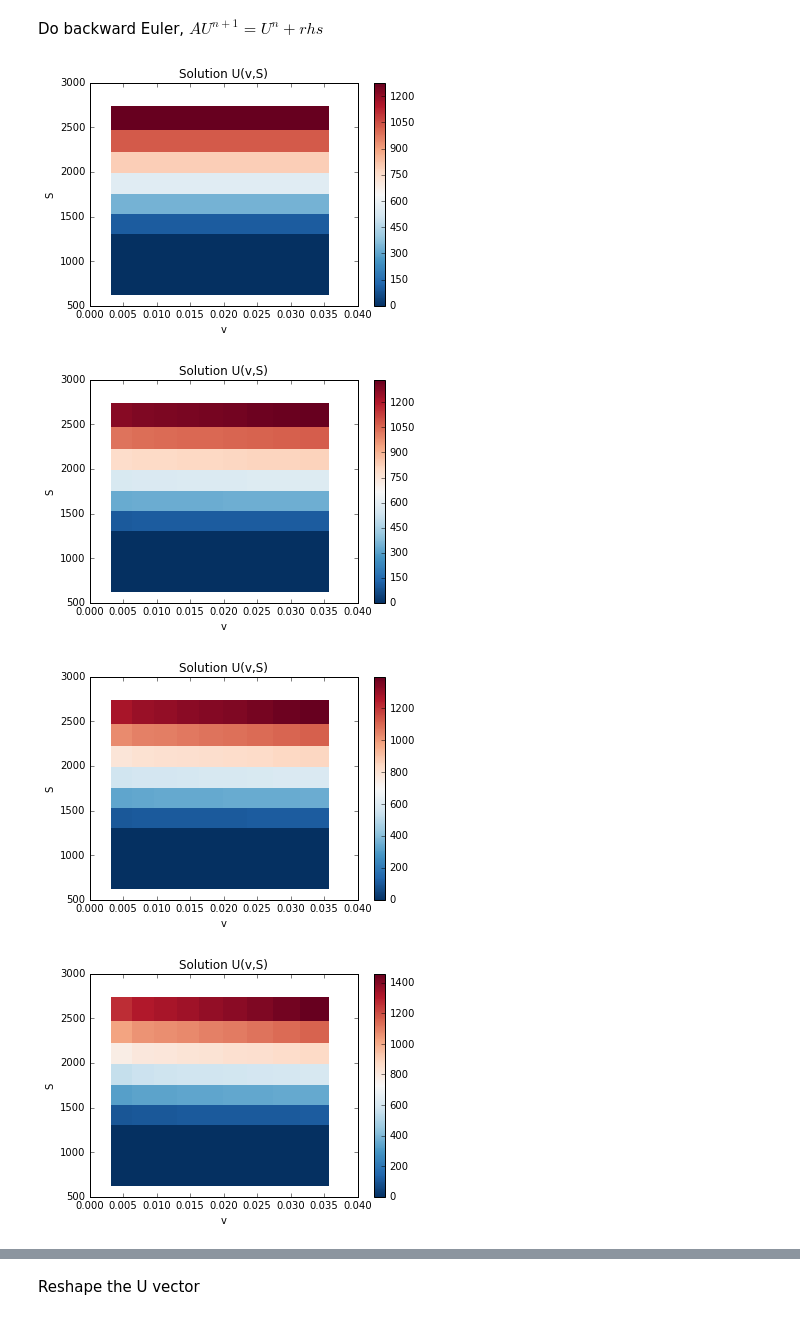
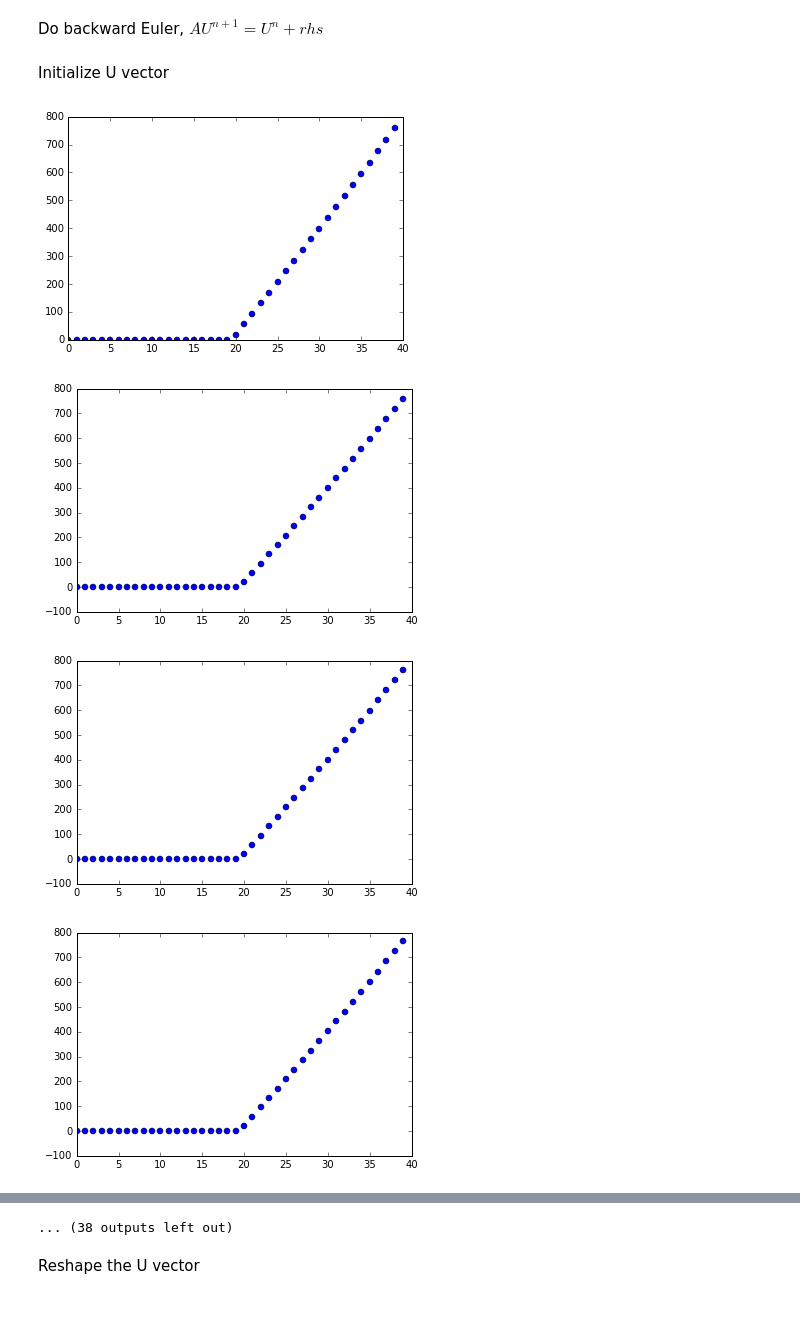
Before and after one commit to MelodyShih/FDOptionPricing, a Jupyter notebook: Backward Euler.ipynb, the cells around one changed output, grey strips where cells are left out. Saved outputs shown, nothing was run; the diff lists cells and outputs as text; code cells hidden in the pictures.

```diff
--- a/Backward Euler.ipynb
+++ b/Backward Euler.ipynb
@@ -64,7 +70,7 @@ d2Sdxi2   = lambda xi: alpha * numpy.sinh( c1*xi + c2*(1-xi) ) * (c1 - c2)**2
 
 v         = lambda eta: beta*numpy.sinh( d1*eta )
 dvdeta    = lambda eta: numpy.cosh( d1*eta ) * d1 * beta
-d2vdeta2  = lambda eta: numpy.cosh( d1*eta ) * d1**2 * beta
+d2vdeta2  = lambda eta: numpy.sinh( d1*eta ) * d1**2 * beta
 # %% [markdown]
 Allocate solution vector U
 # %%
@@ -75,14 +81,16 @@ U_interior_new = numpy.zeros(N*M)
 Set function to construct matrix A
 # %%
 a = lambda i,j: delta_t*rho*sigma/(4.0*delta_xi*delta_eta)*v(eta[j])*S(xi[i])/(dSdxi(xi[i]) * dvdeta(eta[j]))
-b = lambda i,j: sigma**2 * delta_t/(2.0*delta_eta**2)*v(eta[j])/dvdeta(eta[i])**2 - \
-                delta_t/(2.0*delta_eta)*(kappa*(theta-v(eta[j]))/dvdeta(eta[j]) - 0.5*sigma**2*v(eta[j])*d2vdeta2(eta[j])/dvdeta(eta[j])**3)
+b = lambda i,j: sigma**2 * delta_t/(2.0*delta_eta**2)*v(eta[j])/dvdeta(eta[j])**2 - \
+                delta_t/(2.0*delta_eta)*(kappa*(theta-v(eta[j]))/dvdeta(eta[j]) - \
+                0.5*sigma**2*v(eta[j])*d2vdeta2(eta[j])/dvdeta(eta[j])**3)
 c = lambda i,j: delta_t/delta_xi**2*v(eta[j])*S(xi[i])**2/dSdxi(xi[i])**2 - \
                 delta_t/(2.0*delta_xi)*((r-q)*S(xi[i])/dSdxi(xi[i]) - 0.5*v(eta[j])*S(xi[i])**2*d2Sdxi2(xi[i])/dSdxi(xi[i])**3)
-d = lambda i,j: 1 + r*delta_t + delta_t/delta_xi**2 * v(eta[j])*S(xi[i])**2/dSdxi(xi[i])**2 + sigma**2*delta_t/delta_eta**2*v(eta[j])/dvdeta(eta[i])**2
+d = lambda i,j: 1 + r*delta_t + delta_t/delta_xi**2 * v(eta[j])*S(xi[i])**2/dSdxi(xi[i])**2 + \
+                sigma**2*delta_t/delta_eta**2*v(eta[j])/dvdeta(eta[j])**2
 e = lambda i,j: delta_t/delta_xi**2*v(eta[j])*S(xi[i])**2/dSdxi(xi[i])**2 + \
                 delta_t/(2*delta_xi)*((r-q)*S(xi[i])/dSdxi(xi[i]) - 0.5*v(eta[j])*S(xi[i])**2*d2Sdxi2(xi[i])/dSdxi(xi[i])**3)
-f = lambda i,j: sigma**2*delta_t/(2*delta_eta**2)*v(eta[j])/dvdeta(eta[i])**2 + \
+f = lambda i,j: sigma**2*delta_t/(2*delta_eta**2)*v(eta[j])/dvdeta(eta[j])**2 + \
                 delta_t/(2.0*delta_eta)*(kappa*(theta - v(eta[j]))/dvdeta(eta[j]) - 0.5*sigma**2*v(eta[j])*d2vdeta2(eta[j])/dvdeta(eta[j])**3)
 # %% [markdown]
 Allocate memory
@@ -202,2 +237,4 @@ print numpy.min(A)
 # %% [markdown]
 Do backward Euler, $AU^{n+1} = U^{n} + rhs$
+# %% [markdown]
+Initialize U vector
@@ -204,56 +246,37 @@ Do backward Euler, $AU^{n+1} = U^{n} + rhs$
 # %%
 for timestep in t:
-    E, X = numpy.meshgrid(v(eta), S(xi))
-    fig = plt.figure()
-    axes = fig.add_subplot(1, 1, 1)
-    sol_plot = axes.pcolor(E, X, numpy.reshape(U_interior_old, [M, N]), cmap=plt.get_cmap('RdBu_r'))
-    axes.set_title("Solution U(v,S)")
-    axes.set_xlabel("v")
-    axes.set_ylabel("S")
-    cbar = fig.colorbar(sol_plot, ax=axes)
-
-    # For each time step, we need to first solve the pde for lower boundary condition
-    # lower bc
-    # Construct matrix A_bc for boundary condition
-    alpha_bc = numpy.multiply( (r-q) * delta_t/(2.0 * delta_xi), numpy.divide(S(xi), dSdxi(xi)) ) # vector
-    beta_bc = kappa*theta*delta_t / ( 2*delta_eta*dvdeta(0) )
-
-    maindiag = numpy.ones(N)*(1+r*delta_t)
-    maindiag[0] += alpha_bc[0] * _l
-    maindiag[-1] += alpha_bc[-1] * r_
-
-    upperdiag = -alpha_bc
-    upperdiag[0] += alpha_bc[0] * l_
-
-    lowerdiag = numpy.zeros(N)
-    lowerdiag[:-1] = alpha_bc[1:]
-    lowerdiag[-2] -= alpha_bc[-1]*_r
-
-    A_bc = sparse.spdiags([lowerdiag, maindiag, upperdiag], [-1, 0, 1], N, N).tocsr()
-
-    #initialize U_bc vector
-    U_bc = numpy.zeros(N)
-    U_bc = numpy.maximum(0, S(xi) - K)
+#     E, X = numpy.meshgrid(v(eta), S(xi))
+#     fig = plt.figure()
+#     axes = fig.add_subplot(1, 1, 1)
+#     sol_plot = axes.pcolor(E, X, numpy.reshape(U_interior_old, [N, M]), cmap=plt.get_cmap('RdBu_r'))
+#     axes.set_title("Solution U(v,S), at time =%f"%(timestep))
+#     axes.set_xlabel("v")
+#     axes.set_ylabel("S")
+#     cbar = fig.colorbar(sol_plot, ax=axes)
 
     #rhs (Need U vector in previous time step)
     rhs_bc = numpy.zeros(N)
     for i in range(len(rhs_bc)):
-        rhs_bc[i] = (-3.0 * beta_bc + 1)*U_bc[i] + 4.0*U_interior_old[i*M] - beta*U_interior_old[i*M]
+        rhs_bc[i] = (-3.0*beta_bc+1)*U_bc[i] + 4.0*beta_bc*U_interior_old[i*M] - beta_bc*U_interior_old[i*M+1]
     U_bc = linalg.spsolve(A_bc, rhs_bc)
+
+    fig = plt.figure()
+    axes = fig.add_subplot(1, 1, 1)
+    axes.plot(range(N), rhs_bc, 'o')
 
     # After solve the lower boundary condition, update the corresponding rhs
     for i in range(N):
         if i==0:
-            rhs[i*M] = a(i,0)*(U_bc[i+1]*_l + U_bc[i]*l_) + b(i,0) * U_bc[i] - a(i,0) * U_bc[i+1]
+            rhs[i*M] = a(i,0)*( U_bc[i+1]*l_ + U_bc[i]*_l ) + b(i,0)*U_bc[i] - a(i,0)*U_bc[i+1]
         elif i==N-1:
-            rhs[i*M] = -a(i,0)*(U_bc[i-1]*r_ + U_bc[i]*_r) + a(i,0) * U_bc[i-1] + b(i,0) * U_bc[i]
+            rhs[i*M] = a(i,0)*U_bc[i-1] + b(i,0)*U_bc[i] - a(i,0)*( U_bc[i-1]*_r + U_bc[i]*r_ )
         else:
-            rhs[i*M] = a(i,0) * U_bc[i-1] + b(i,0) * U_bc[i] - a(i,0) * U_bc[i+1]
+            rhs[i*M] = a(i,0)*U_bc[i-1] + b(i,0)*U_bc[i] - a(i,0)*U_bc[i+1]
 
     U_interior_new = numpy.linalg.solve(A, U_interior_old + rhs)
     U_interior_old = numpy.copy(U_interior_new)
 # %% [output]
-[figure, old version]
+[figure, new version]
-[figure, old version]
+[figure, new version]
-[figure, old version]
+[figure, new version]
-[figure, old version]
+[figure, new version]
@@ -265,0 +291 @@ for timestep in t:
+... (38 outputs left out)
```
Also changed, not shown: parts of 15 cells of this notebook.
